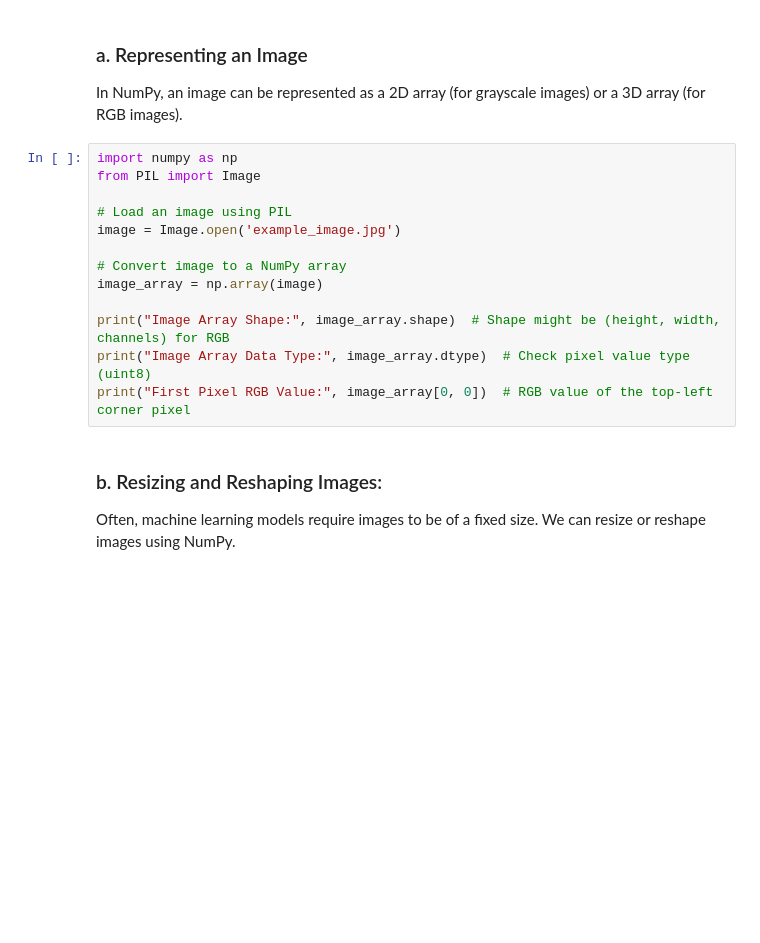
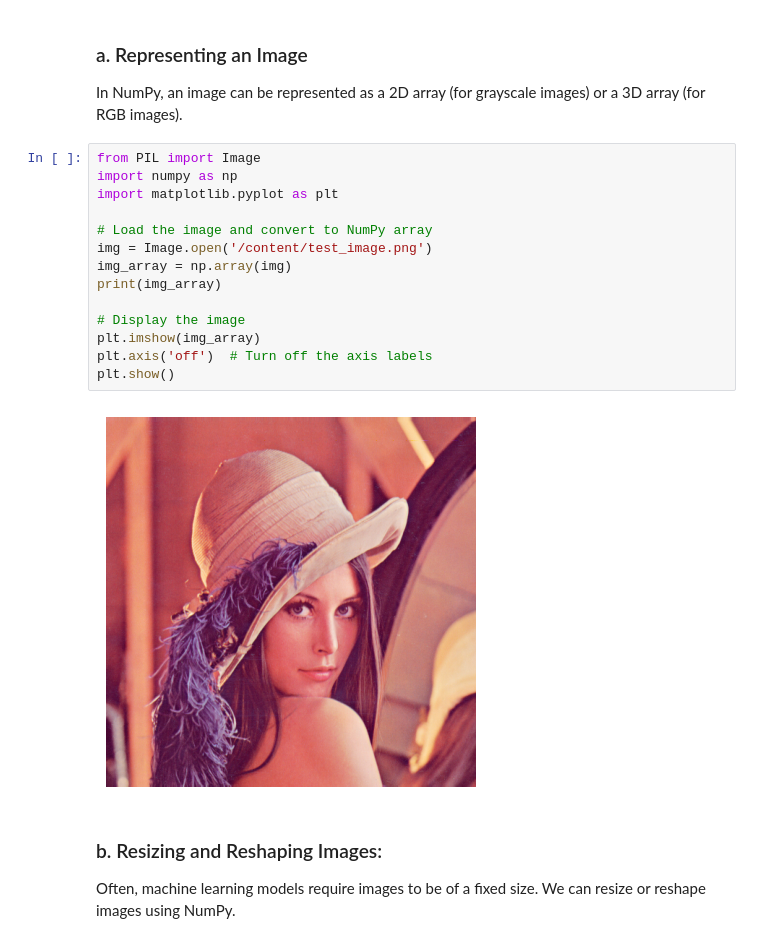
Before and after one commit to antostsna/numpy-for-machine-learning, a Jupyter notebook: Introduction_to_Numpy.ipynb, the cells around one changed output. Drawn from its saved outputs; the diff is of its cells as text; blank space fills up the shorter version.

```diff
--- a/Introduction_to_Numpy.ipynb
+++ b/Introduction_to_Numpy.ipynb
@@ -282,19 +308,22 @@ plt.show()
 # %% [markdown]
 ### a. Representing an Image
   In NumPy, an image can be represented as a 2D array (for grayscale images) or a 3D array (for RGB images).
-# %%
-import numpy as np
-from PIL import Image
-
-# Load an image using PIL
-image = Image.open('example_image.jpg')
-
-# Convert image to a NumPy array
-image_array = np.array(image)
-
-print("Image Array Shape:", image_array.shape)  # Shape might be (height, width, channels) for RGB
-print("Image Array Data Type:", image_array.dtype)  # Check pixel value type (uint8)
-print("First Pixel RGB Value:", image_array[0, 0])  # RGB value of the top-left corner pixel
+# %%
+from PIL import Image
+import numpy as np
+import matplotlib.pyplot as plt
+
+# Load the image and convert to NumPy array
+img = Image.open('/content/test_image.png')
+img_array = np.array(img)
+print(img_array)
+
+# Display the image
+plt.imshow(img_array)
+plt.axis('off')  # Turn off the axis labels
+plt.show()
+# %% [output]
+[figure, added]
 # %% [markdown]
 ### b. Resizing and Reshaping Images:
   Often, machine learning models require images to be of a fixed size. We can resize or reshape images using NumPy.
```
Also changed, not shown: parts of 39 cells of this notebook.
